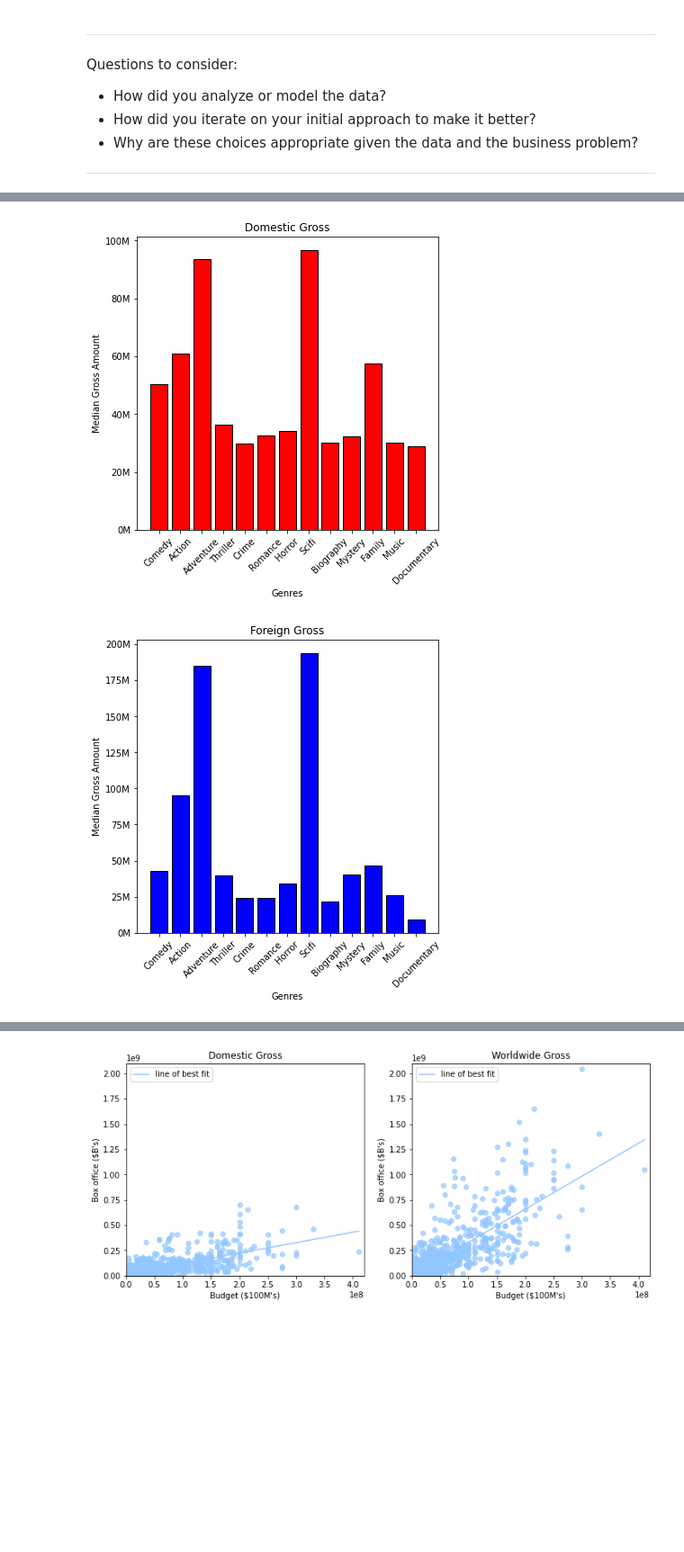
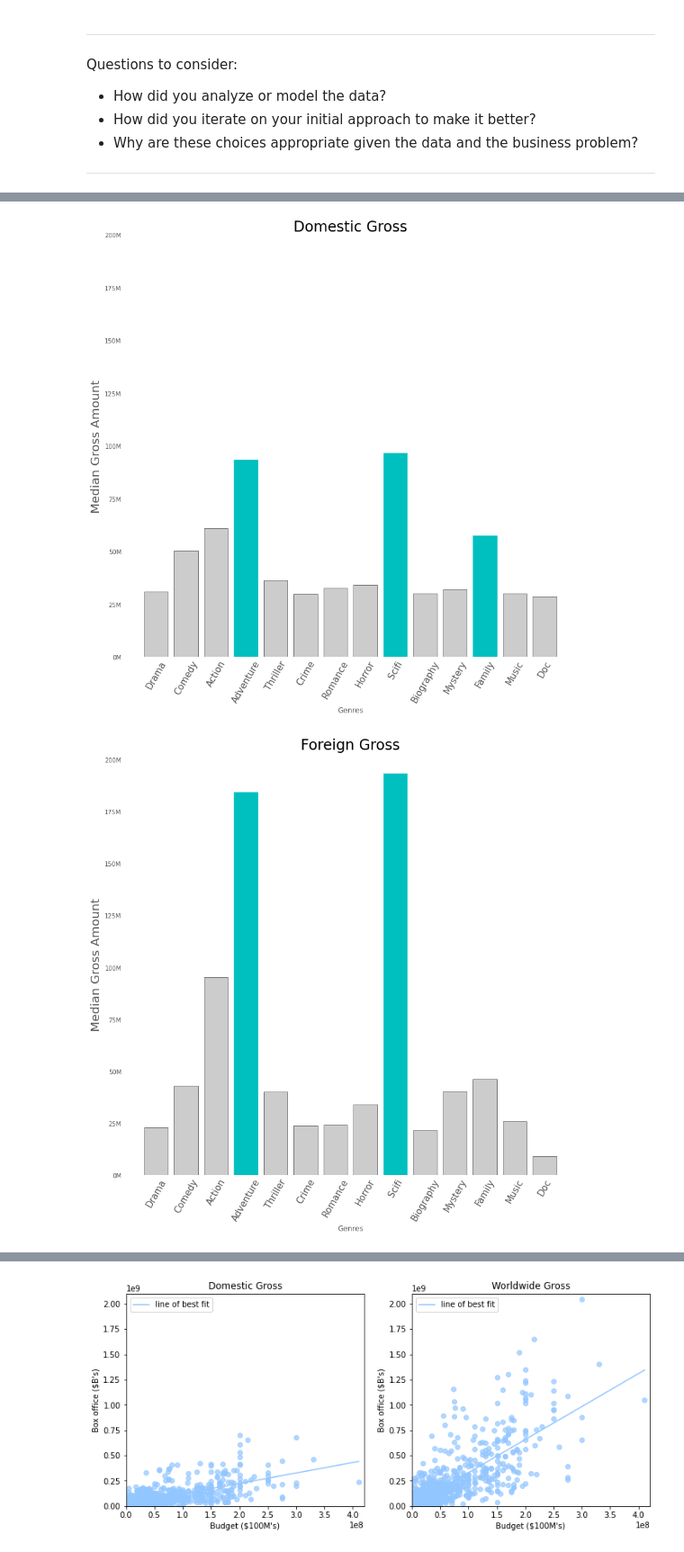
Before and after one commit to 281clo/microsoft-movie-analysis, a Jupyter notebook: Index.ipynb, the cells around one changed output, grey strips where cells are left out. Shown at 90% size. Drawn from its saved outputs; the diff is of its cells as text; code cells hidden in the pictures; blank space fills up the shorter version.

```diff
--- a/Index.ipynb
+++ b/Index.ipynb
@@ -212,7 +216,7 @@ mfmusic = np.median(fmusic)
 mfdocumentary = np.median(fdocumentary)
 # %%
 #Set the medians to a list for graphing
-ForGrossMed = [mfcomedy, mfaction, mfadventure, mfthriller, mfcrime, mfromance, mfhorror, mfscifi, mfbiography, mfmystery, mffamily, mfmusic, mfdocumentary]
+ForGrossMed = [mfdrama, mfcomedy, mfaction, mfadventure, mfthriller, mfcrime, mfromance, mfhorror, mfscifi, mfbiography, mfmystery, mffamily, mfmusic, mfdocumentary]
 ForGrossMed = list(ForGrossMed)
 # %%
 #Create a function to extract the genres from Domestic Gross and the corresponding gross amounts.
@@ -223,6 +227,7 @@ def getgross(g):
             listi.append(k)
     return listi
 #Create variables storing the total gross amount of each genre
+ddrama = getgross('Drama')
 daction = getgross('Action')
 dcomedy = getgross('Comedy')
 dadventure = getgross('Adventure')
@@ -242,6 +247,7 @@ ddocumentary = getgross('Documentary')
 Find the Median of all the genres
 '''
 
+mddrama = np.median(ddrama)
 mdaction = np.median(daction)
 mdcomedy = np.median(dcomedy)
 mdadventure = np.median(dadventure)
@@ -257,7 +263,7 @@ mdmusic = np.median(dmusic)
 mddocumentary = np.median(ddocumentary)
 # %%
 #Set the medians to a list for graphing
-DomGrossMed = [mdcomedy, mdaction, mdadventure, mdthriller, mdcrime, mdromance, mdhorror, mdscifi, mdbiography, mdmystery, mdfamily, mdmusic, mddocumentary]
+DomGrossMed = [mddrama, mdcomedy, mdaction, mdadventure, mdthriller, mdcrime, mdromance, mdhorror, mdscifi, mdbiography, mdmystery, mdfamily, mdmusic, mddocumentary]
 DomGrossMed = list(DomGrossMed)
 # %%
 '''
@@ -320,10 +326,15 @@ for genre in BigFrame['genres']:
     if 'Family' in genre:
         family += 1
 
+drama = 0
+for genre in BigFrame['genres']:
+    if 'Drama' in genre:
+        drama += 1
+
 
 # Set items to a list for graphing, and create labels.
-Genres = [comedy, action, adventure, thriller, crime, romance, horror, scifi, biography, mystery, family, music, documentary]
-Genres_i = ['Comedy', 'Action', 'Adventure', 'Thriller', 'Crime', 'Romance', 'Horror', 'Scifi', 'Biography', 'Mystery', 'Family', 'Music', 'Documentary']
+Genres = [ drama, comedy, action, adventure, thriller, crime, romance, horror, scifi, biography, mystery, family, music, documentary]
+Genres_i = ['Drama', 'Comedy', 'Action', 'Adventure', 'Thriller', 'Crime', 'Romance', 'Horror', 'Scifi', 'Biography', 'Mystery', 'Family', 'Music', 'Doc']
 # %% [markdown]
 * Start of Dougs code
 # %%
@@ -530,26 +543,34 @@ ax.set_title("Genres of Movies Made Since 2010");
 # %%
 #Graph out the domestic gross for each genre.
-fig, ax = plt.subplots(figsize=(6,6))
-ax.bar(x=Genres_i, height=DomGrossMed,  color='Red', edgecolor='black')
-ax.tick_params(axis='x', rotation=45);
-ylabels = ['0M', '20M', '40M', '60M', '80M', '100M']
-ax.set_yticklabels(labels=ylabels)
-ax.set_title('Domestic Gross')
-ax.set_ylabel('Median Gross Amount')
+fig, ax = plt.subplots(figsize=(12, 12))
+Domest = ax.bar(x=Genres_i, height=DomGrossMed,  color='0.8', edgecolor='black')
+plt.setp(ax.get_xticklabels(),fontsize=15, rotation=60, horizontalalignment='center')
+Domest[11].set_color('c')
+Domest[3].set_color('c')
+Domest[8].set_color('c')
+ax.set_yticklabels(labels=ylabels1)
+ax.set_title('Domestic Gross', fontsize=24)
+ax.set_ylabel('Median Gross Amount', fontsize=20)
 ax.set_xlabel('Genres')
-
+ax.grid(False)
+ax.set_ylim(top=200000000)
+ax.set_facecolor('white')
 #Graph out the foreign gross for each genre.
-fig, ax = plt.subplots(figsize=(6,6))
-ax.bar(x=Genres_i, height=ForGrossMed,  color='Blue', edgecolor='black')
-ax.tick_params(axis='x', rotation=45, )
+fig, ax = plt.subplots(figsize=(12,12))
+Fore = ax.bar(x=Genres_i, height=ForGrossMed,  color='0.8', edgecolor='black')
+plt.setp(ax.get_xticklabels(),fontsize=15, rotation=60, horizontalalignment='center')
+Fore[3].set_color('c')
+Fore[8].set_color('c')
 ylabels1 = ['0M', '25M', '50M', '75M', '100M', '125M', '150M', '175M', '200M']
 ax.set_yticklabels(labels=ylabels1)
-ax.set_title('Foreign Gross')
-ax.set_ylabel('Median Gross Amount')
-ax.set_xlabel('Genres');
+ax.set_title('Foreign Gross', fontsize=24)
+ax.set_ylabel('Median Gross Amount', fontsize=20)
+ax.set_xlabel('Genres')
+ax.grid(False)
+ax.set_facecolor('white');
 # %% [output]
-[figure, old version]
+[figure, new version]
-[figure, old version]
+[figure, new version]
 # %%
 #Graph out the wolrdwide gross for each genre.
 fig, ax = plt.subplots(figsize=(6,6))
```
Also changed, not shown: parts of 6 cells of this notebook.
